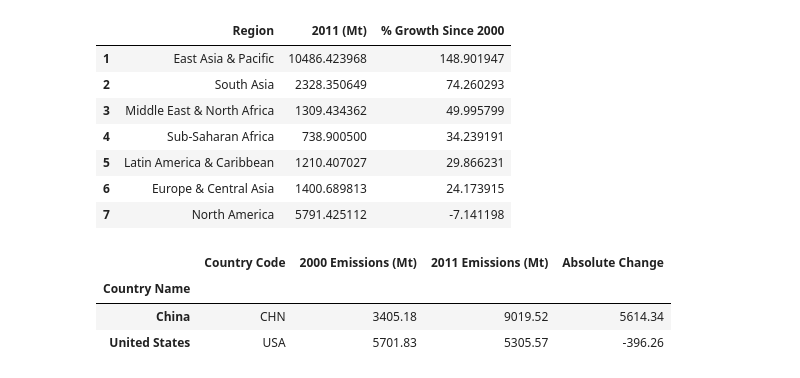
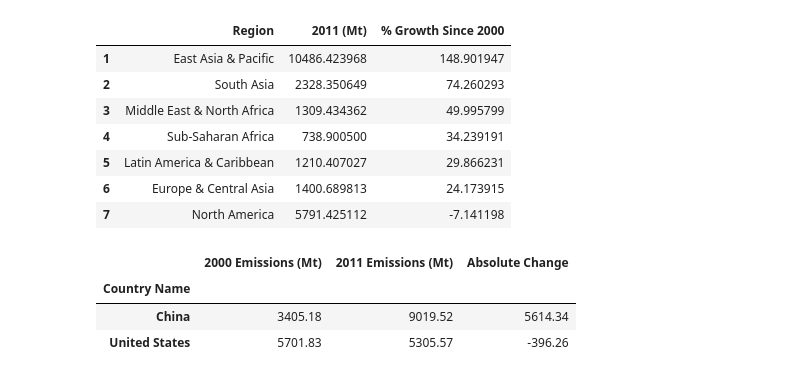
Before and after one commit to sanaullah525/Global-CO2-Emissions-Data-Analysis-Project, a Jupyter notebook: datapr.ipynb, the cells around one changed output. Saved outputs shown, nothing was run; the diff lists cells and outputs as text; code cells hidden in the pictures.

```diff
--- a/datapr.ipynb
+++ b/datapr.ipynb
@@ -438,23 +438,26 @@ Regional Emissions in 2011
 # %%
 # China vs United States Emissions Comparisons
 
 pd.set_option('display.max_columns', None)
 pd.set_option('display.max_rows', 50)
 
-uschdf= dataf[['Country Name', 'Country Code', '2000', '2011']]
+uschdf= dataf[['Country Name', '2000', '2011']]
 uschdf['2000 Emissions (Mt)']= uschdf['2000']/1000
 uschdf['2011 Emissions (Mt)']= uschdf['2011']/1000
 
 # Adding a new column for Absolute Change.
 uschdf["Absolute Change"]= uschdf['2011 Emissions (Mt)'] - uschdf['2000 Emissions (Mt)']
 uschdf= uschdf.set_index("Country Name")
+
+
 uschdf= uschdf.loc[["China", "United States"]]
+
 
 uschdf = uschdf.drop(['2000', '2011'], axis=1)
 
 uschdf
 # %% [output]
-|  | Country Code | 2000 Emissions (Mt) | 2011 Emissions (Mt) | Absolute Change |
-| Country Name |  |  |  |  |
-| China | CHN | 3405.18 | 9019.52 | 5614.34 |
-| United States | USA | 5701.83 | 5305.57 | -396.26 |
+|  | 2000 Emissions (Mt) | 2011 Emissions (Mt) | Absolute Change |
+| Country Name |  |  |  |
+| China | 3405.18 | 9019.52 | 5614.34 |
+| United States | 5701.83 | 5305.57 | -396.26 |
```
